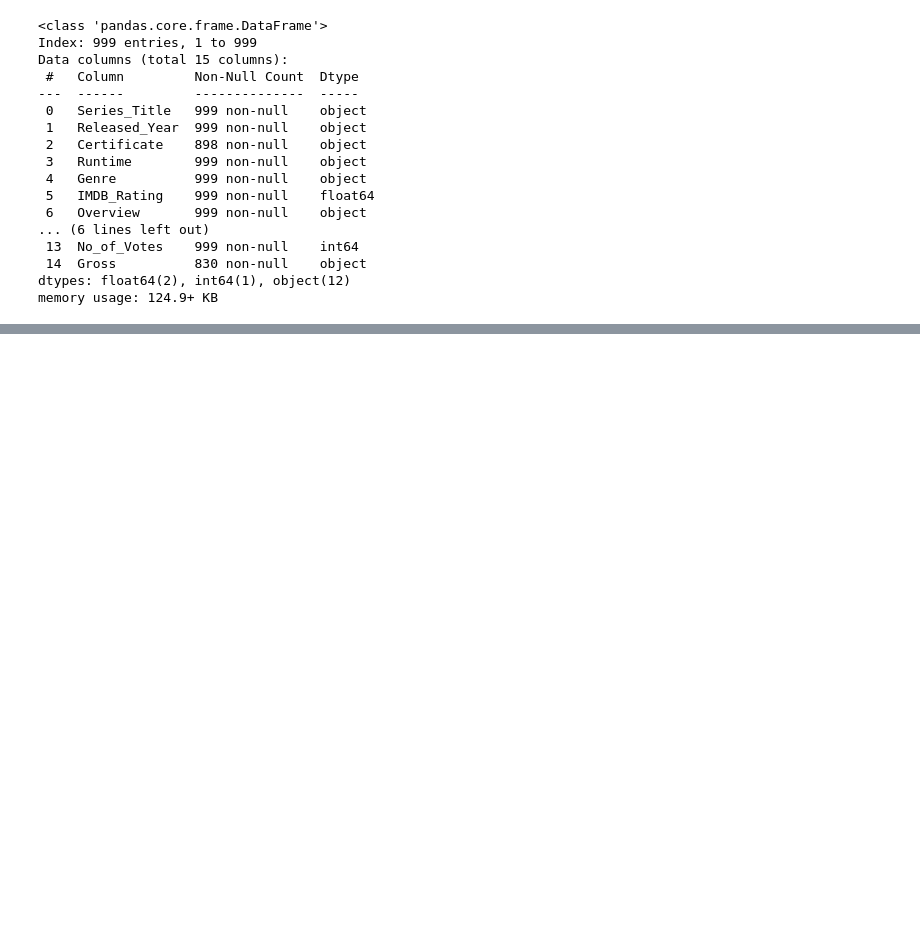
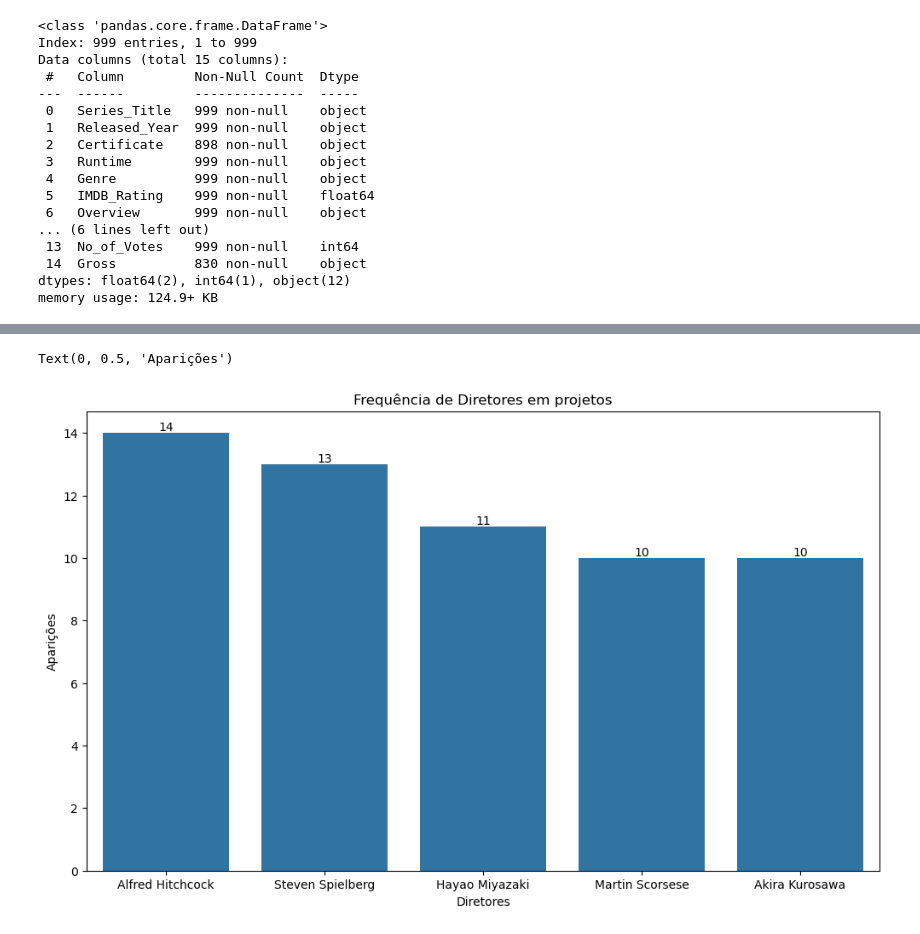
Before and after one commit to nairamclini/LH_CD_NAIRAM, a Jupyter notebook: desafio.ipynb, the cells around one changed output, grey strips where cells are left out. Saved outputs shown, nothing was run; the diff lists cells and outputs as text; code cells hidden in the pictures; blank space fills up the shorter version.

```diff
--- a/desafio.ipynb
+++ b/desafio.ipynb
@@ -80,0 +152,11 @@ A melhor solução é criar mais uma categoria com Unknown e fazer testes usando
+# %%
+plt.figure(figsize=(12, 7))
+top_5_diretores = df['Director'].value_counts().head(5)
+ax = sns.barplot(x=top_5_diretores.index, y=top_5_diretores.values)
+ax.bar_label(ax.containers[0])
+plt.title('Frequência de Diretores em projetos')
+plt.xlabel('Diretores')
+plt.ylabel('Aparições')
+# %% [output]
+Text(0, 0.5, 'Aparições')
+[figure, added]
```
Also changed, not shown: parts of 24 cells of this notebook, 2 other files.
